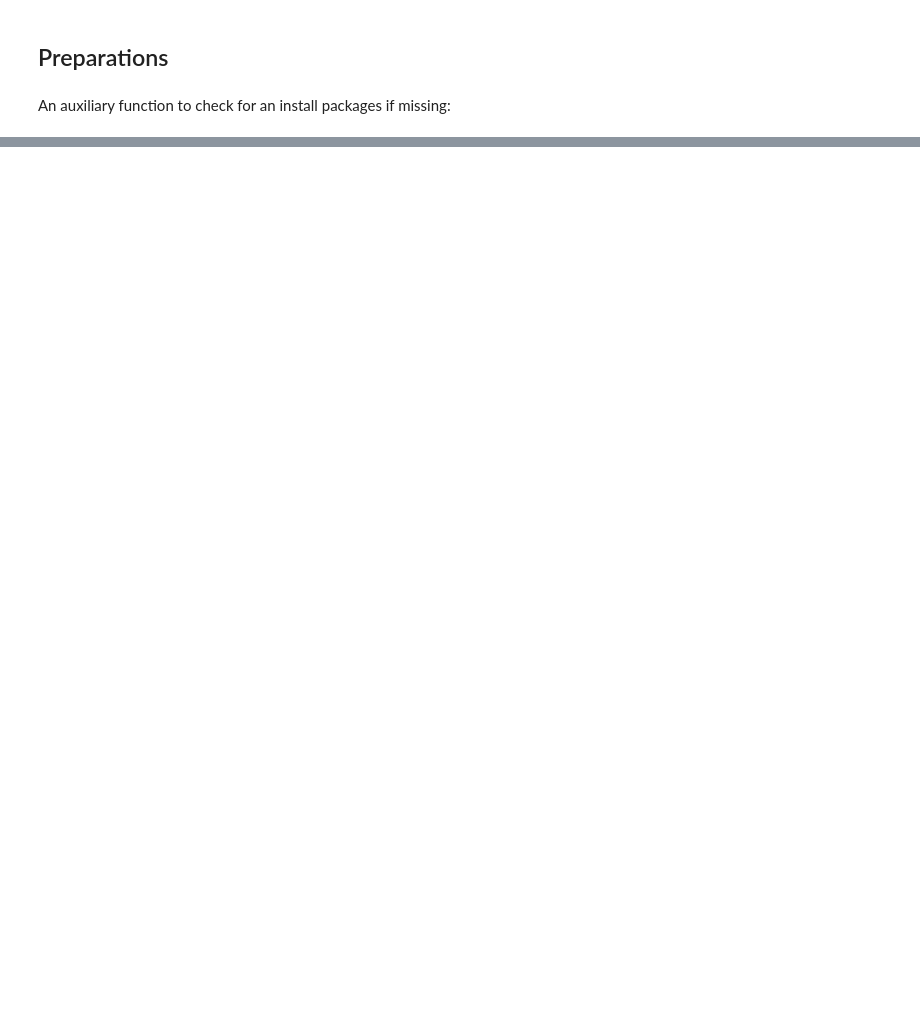
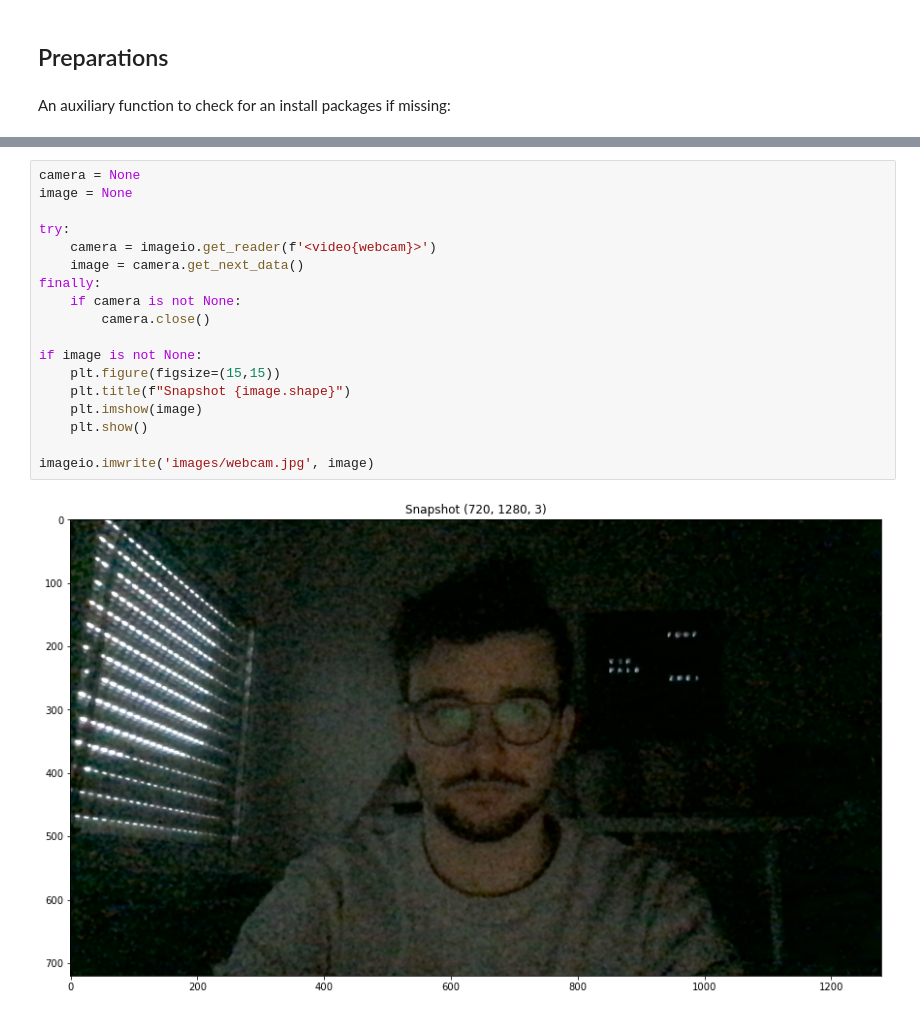
Before and after one commit to lucasessmann/FaceRecognition, a Jupyter notebook: aam_demo.ipynb, the cells around one changed output, grey strips where cells are left out. Cells and saved outputs as stored; diff of their text form; blank space fills up the shorter version.

```diff
--- a/aam_demo.ipynb
+++ b/aam_demo.ipynb
@@ -202,0 +166,20 @@ AttributeError: 'numpy.ndarray' object has no attribute 'pixels_with_channels_at
+# %%
+camera = None
+image = None
+
+try:
+    camera = imageio.get_reader(f'<video{webcam}>')
+    image = camera.get_next_data()
+finally:
+    if camera is not None:
+        camera.close()
+
+if image is not None:
+    plt.figure(figsize=(15,15))
+    plt.title(f"Snapshot {image.shape}")
+    plt.imshow(image)
+    plt.show()
+
+imageio.imwrite('images/webcam.jpg', image)
+# %% [output]
+[figure, added]
```
Also changed, not shown: parts of 20 cells of this notebook, 1 other file.
